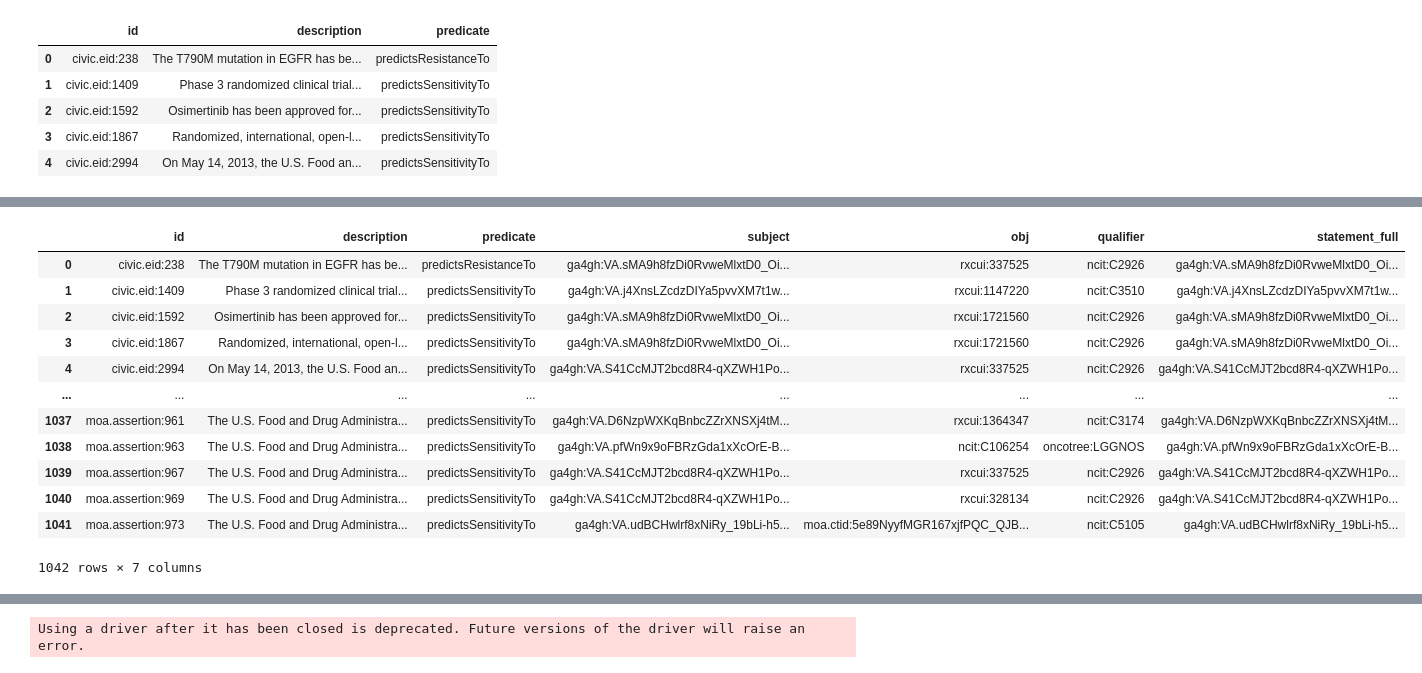
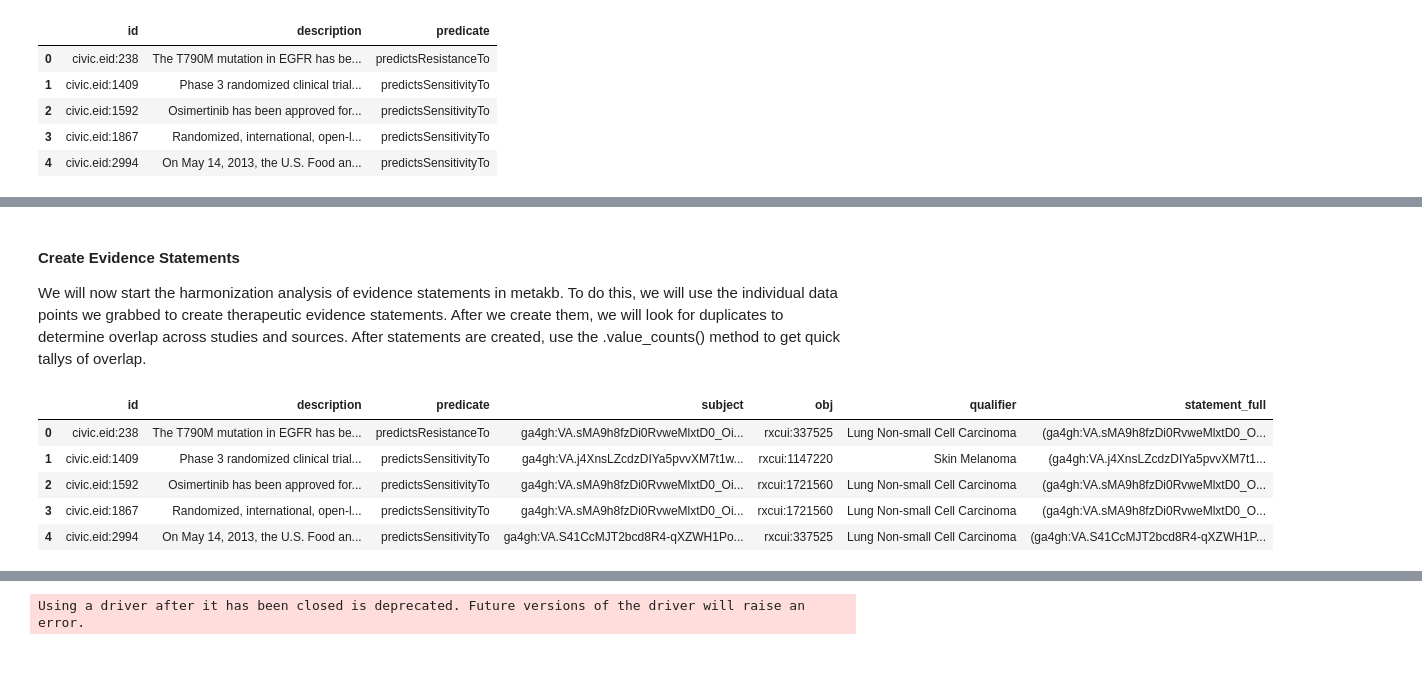
Before and after one commit to cancervariants/metakb, a Jupyter notebook: notebooks/statements.ipynb, the cells around one changed output, grey strips where cells are left out. Drawn from its saved outputs; the diff is of its cells as text; code cells hidden in the pictures.

Commit message:
Documentation and refinement of evidence statements methods

```diff
--- a/notebooks/statements.ipynb
+++ b/notebooks/statements.ipynb
@@ -72,6 +86,6 @@ df[0:5]
 # %%
 def grab_subject_variant(study_id):
-    query_subject_variant = f"""MATCH (s:Study) WHERE s.id = '{study_id}'
+    query_subject_variant = f"""MATCH (s:StudyStatement) WHERE s.id = '{study_id}'
         MATCH (s)-[:HAS_VARIANT]-(c)
         MATCH (c)-[:HAS_DEFINING_CONTEXT]-(v)
         RETURN properties(s) AS Study,
@@ -83,11 +97,10 @@ def grab_subject_variant(study_id):
     if len(result) > 1:
         print(f'{study_id} has {len(result)} subjects possible')
     subject = result[0]['Context']['id']
-
     return(subject)
 
 def grab_object_therapeutic(study_id):
-    query = f"""MATCH (s:Study) WHERE s.id = '{study_id}'
+    query = f"""MATCH (s:StudyStatement) WHERE s.id = '{study_id}'
         MATCH (s)-[:HAS_THERAPEUTIC]-(c)
         RETURN properties(s) AS Study,
                 properties(c) AS Therapeutic
@@ -96,17 +109,29 @@ def grab_object_therapeutic(study_id):
     driver.close()
     if len(result) > 1:
         print(f'{study_id} has {len(result)} subjects possible')
-    try:
-        therapeutic = result[0]['Therapeutic']['therapy_normalizer_id']
-    except: # TODO: This is gross, handle it better
-        try:
-            therapeutic = result[0]['Therapeutic']['label']
-        except:
-            therapeutic = result[0]['Therapeutic']['id']
-    return(therapeutic)
+
+    # Check for empty result
+    if not(result):
+        return(None)
+
+    # Grab concept identifier (if not single therapeutic, handle other cases)
+    if 'normalizer_id' in result[0]['Therapeutic']:
+        therapeutic = result[0]['Therapeutic']['normalizer_id']
+        return(therapeutic)
+
+    ther_type = result[0]['Therapeutic']['type']
+
+    # TODO: Consider additional ways to handle these group therapy types?
+    if ther_type == 'CombinationTherapy':
+        # DO SOMETHING
+        return((ther_type, result[0]['Therapeutic']['id']))
+
+    if ther_type == 'TherapeuticSubstituteGroup':
+        # DO SOMETHING ELSE
+        return((ther_type, result[0]['Therapeutic']['id']))
 
 def grab_qualifier_disease(study_id):
-    query = f"""MATCH (s:Study) WHERE s.id = '{study_id}'
+    query = f"""MATCH (s:StudyStatement) WHERE s.id = '{study_id}'
         MATCH (s)-[:HAS_TUMOR_TYPE]-(c)
         RETURN properties(s) AS Study,
                 properties(c) AS Disease
@@ -123,8 +148,6 @@ def grab_qualifier_disease(study_id):
             disease = result[0]['Disease']['label']
         except:
             disease = result[0]['Disease']['id']
-
-
     return(disease)
 # %%
 df['subject'] = None
@@ -154,24 +169,20 @@ df
+# %% [markdown]
+#### Create Evidence Statements
+We will now start the harmonization analysis of evidence statements in metakb. To do this, we will use the individual data points we grabbed to create therapeutic evidence statements. After we create them, we will look for duplicates to determine overlap across studies and sources. After statements are created, use the .value_counts() method to get quick tallys of overlap.
 # %%
 df['statement_full'] = None
 for idx, row in df.iterrows():
-    sentence = f"{row['subject']} {row['predicate']} treatment by {row['obj']} for the disease {row['qualifier']}"
+    sentence = (row['subject'], row['predicate'], row['obj'], row['qualifier'])
     df.at[idx, 'statement_full'] = sentence
 
-df
+df[0:5]
 # %% [output]
 |  | id | description | predicate | subject | obj | qualifier | statement_full |
-| 0 | civic.eid:238 | The T790M mutation in EGFR has be... | predictsResistanceTo | ga4gh:VA.sMA9h8fzDi0RvweMlxtD0_Oi... | rxcui:337525 | ncit:C2926 | ga4gh:VA.sMA9h8fzDi0RvweMlxtD0_Oi... |
-| 1 | civic.eid:1409 | Phase 3 randomized clinical trial... | predictsSensitivityTo | ga4gh:VA.j4XnsLZcdzDIYa5pvvXM7t1w... | rxcui:1147220 | ncit:C3510 | ga4gh:VA.j4XnsLZcdzDIYa5pvvXM7t1w... |
-| 2 | civic.eid:1592 | Osimertinib has been approved for... | predictsSensitivityTo | ga4gh:VA.sMA9h8fzDi0RvweMlxtD0_Oi... | rxcui:1721560 | ncit:C2926 | ga4gh:VA.sMA9h8fzDi0RvweMlxtD0_Oi... |
-| 3 | civic.eid:1867 | Randomized, international, open-l... | predictsSensitivityTo | ga4gh:VA.sMA9h8fzDi0RvweMlxtD0_Oi... | rxcui:1721560 | ncit:C2926 | ga4gh:VA.sMA9h8fzDi0RvweMlxtD0_Oi... |
-| 4 | civic.eid:2994 | On May 14, 2013, the U.S. Food an... | predictsSensitivityTo | ga4gh:VA.S41CcMJT2bcd8R4-qXZWH1Po... | rxcui:337525 | ncit:C2926 | ga4gh:VA.S41CcMJT2bcd8R4-qXZWH1Po... |
-| ... | ... | ... | ... | ... | ... | ... | ... |
-| 1037 | moa.assertion:961 | The U.S. Food and Drug Administra... | predictsSensitivityTo | ga4gh:VA.D6NzpWXKqBnbcZZrXNSXj4tM... | rxcui:1364347 | ncit:C3174 | ga4gh:VA.D6NzpWXKqBnbcZZrXNSXj4tM... |
-| 1038 | moa.assertion:963 | The U.S. Food and Drug Administra... | predictsSensitivityTo | ga4gh:VA.pfWn9x9oFBRzGda1xXcOrE-B... | ncit:C106254 | oncotree:LGGNOS | ga4gh:VA.pfWn9x9oFBRzGda1xXcOrE-B... |
-| 1039 | moa.assertion:967 | The U.S. Food and Drug Administra... | predictsSensitivityTo | ga4gh:VA.S41CcMJT2bcd8R4-qXZWH1Po... | rxcui:337525 | ncit:C2926 | ga4gh:VA.S41CcMJT2bcd8R4-qXZWH1Po... |
-| 1040 | moa.assertion:969 | The U.S. Food and Drug Administra... | predictsSensitivityTo | ga4gh:VA.S41CcMJT2bcd8R4-qXZWH1Po... | rxcui:328134 | ncit:C2926 | ga4gh:VA.S41CcMJT2bcd8R4-qXZWH1Po... |
-| 1041 | moa.assertion:973 | The U.S. Food and Drug Administra... | predictsSensitivityTo | ga4gh:VA.udBCHwlrf8xNiRy_19bLi-h5... | moa.ctid:5e89NyyfMGR167xjfPQC_QJB... | ncit:C5105 | ga4gh:VA.udBCHwlrf8xNiRy_19bLi-h5... |
+| 0 | civic.eid:238 | The T790M mutation in EGFR has be... | predictsResistanceTo | ga4gh:VA.sMA9h8fzDi0RvweMlxtD0_Oi... | rxcui:337525 | Lung Non-small Cell Carcinoma | (ga4gh:VA.sMA9h8fzDi0RvweMlxtD0_O... |
+| 1 | civic.eid:1409 | Phase 3 randomized clinical trial... | predictsSensitivityTo | ga4gh:VA.j4XnsLZcdzDIYa5pvvXM7t1w... | rxcui:1147220 | Skin Melanoma | (ga4gh:VA.j4XnsLZcdzDIYa5pvvXM7t1... |
+| 2 | civic.eid:1592 | Osimertinib has been approved for... | predictsSensitivityTo | ga4gh:VA.sMA9h8fzDi0RvweMlxtD0_Oi... | rxcui:1721560 | Lung Non-small Cell Carcinoma | (ga4gh:VA.sMA9h8fzDi0RvweMlxtD0_O... |
+| 3 | civic.eid:1867 | Randomized, international, open-l... | predictsSensitivityTo | ga4gh:VA.sMA9h8fzDi0RvweMlxtD0_Oi... | rxcui:1721560 | Lung Non-small Cell Carcinoma | (ga4gh:VA.sMA9h8fzDi0RvweMlxtD0_O... |
+| 4 | civic.eid:2994 | On May 14, 2013, the U.S. Food an... | predictsSensitivityTo | ga4gh:VA.S41CcMJT2bcd8R4-qXZWH1Po... | rxcui:337525 | Lung Non-small Cell Carcinoma | (ga4gh:VA.S41CcMJT2bcd8R4-qXZWH1P... |
-1042 rows × 7 columns
 # %%
 print(f'Total Evidence Statements: {len(df)}')
 # %% [output]
```
Also changed, not shown: parts of 39 cells of this notebook, 2 other files.
